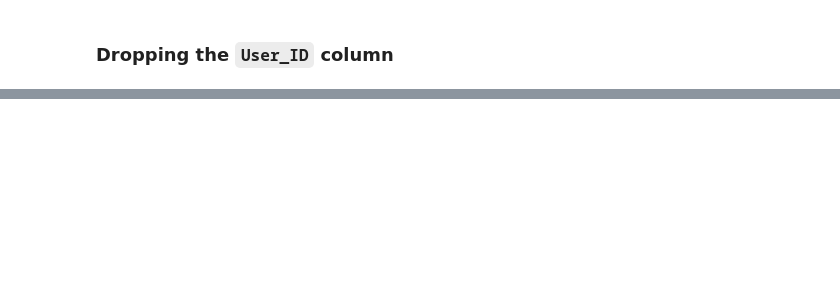
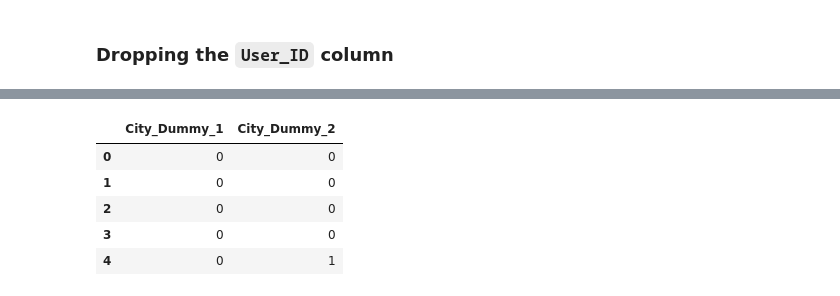
Before and after one commit to nirmit27/ds-and-ml, a Jupyter notebook: Models/black-friday-sales.ipynb, the cells around one changed output, grey strips where cells are left out. Cells and saved outputs as stored; diff of their text form; code cells hidden in the pictures; blank space fills up the shorter version.

```diff
--- a/Models/black-friday-sales.ipynb
+++ b/Models/black-friday-sales.ipynb
@@ -151,0 +205,12 @@ df.head()
+# %%
+df_city = pd.get_dummies(df['City_Category'], drop_first=True).astype(int)
+df_city.rename(columns={'B': "City_Dummy_1", 'C': "City_Dummy_2"}, inplace=True)
+
+df_city.head()
+# %% [output]
+|  | City_Dummy_1 | City_Dummy_2 |
+| 0 | 0 | 0 |
+| 1 | 0 | 0 |
+| 2 | 0 | 0 |
+| 3 | 0 | 0 |
+| 4 | 0 | 1 |
```
Also changed, not shown: parts of 15 cells of this notebook.
